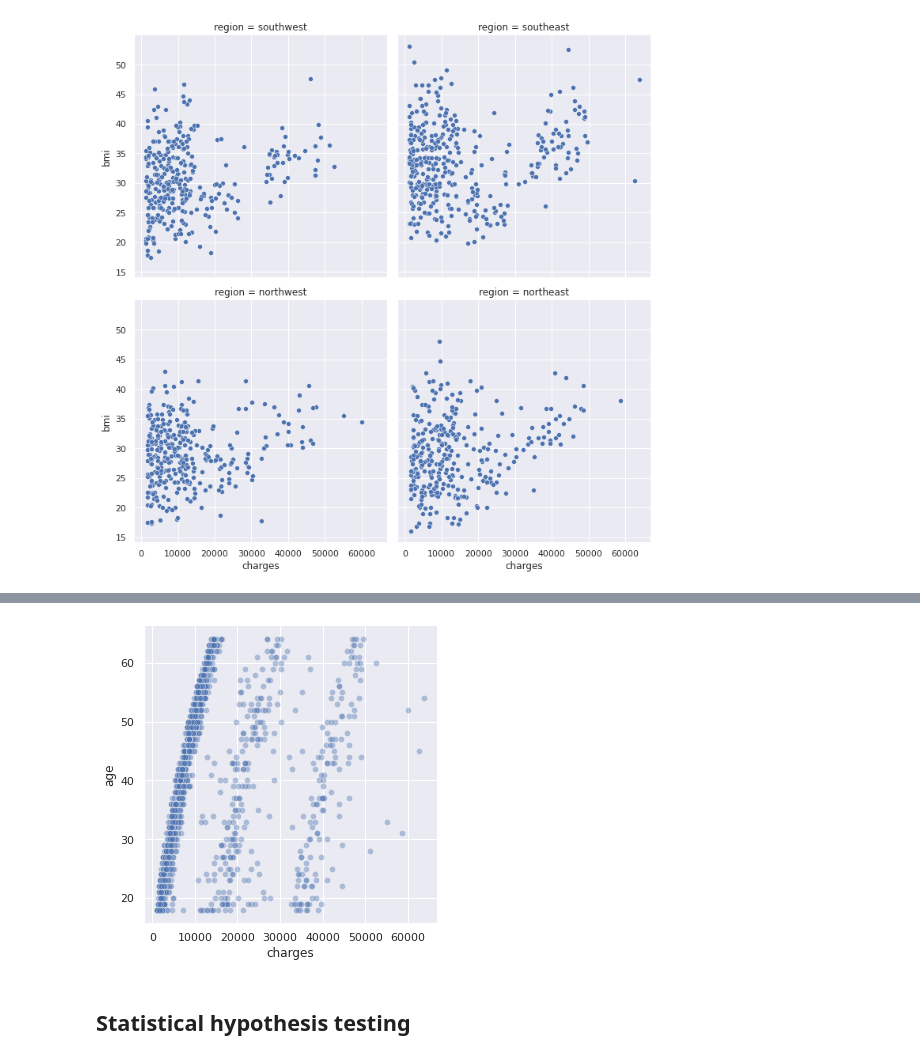
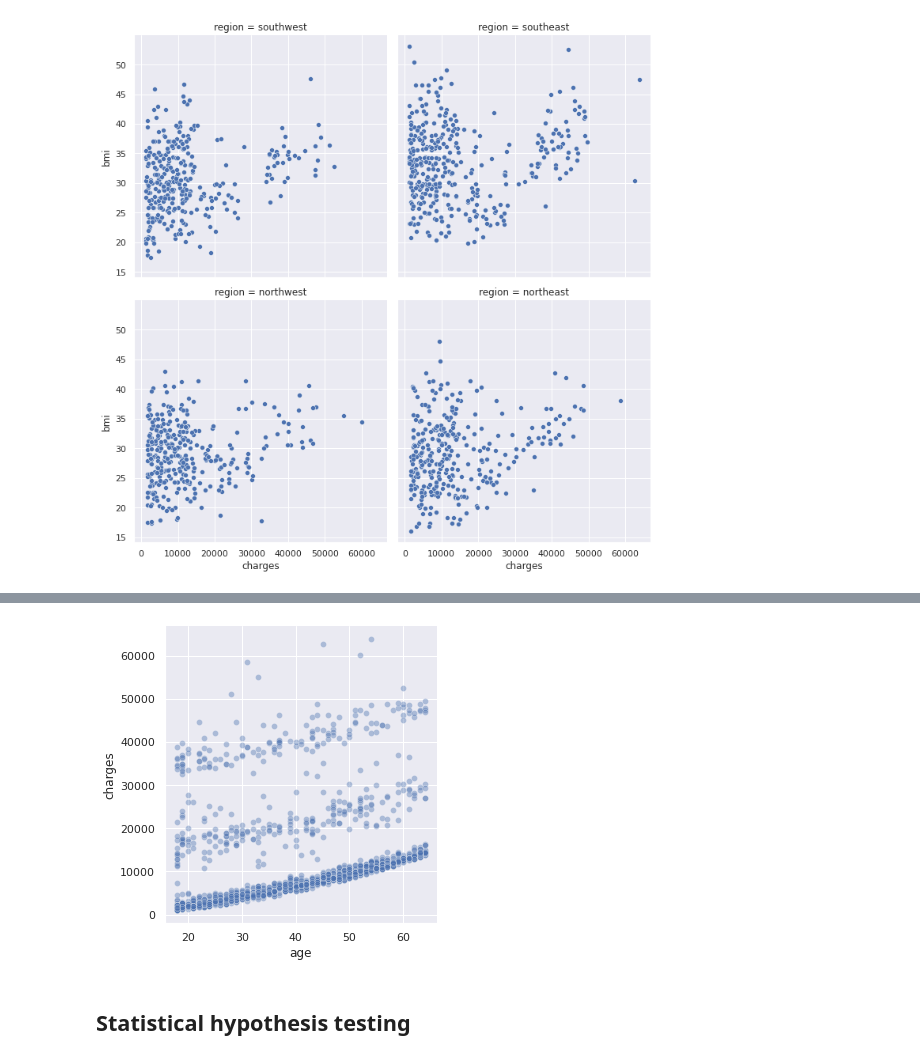
Before and after one commit to graceuche/northeastern-final-project, a Jupyter notebook: visual_analysis.ipynb, the cells around one changed output, grey strips where cells are left out. Saved outputs shown, nothing was run; the diff lists cells and outputs as text; code cells hidden in the pictures.

```diff
--- a/visual_analysis.ipynb
+++ b/visual_analysis.ipynb
@@ -320,11 +322,11 @@ sns.relplot(x='charges', y='bmi',
 # %%
-sns.relplot(x='charges', y='age',
+sns.relplot(x='age', y='charges',
             data=insurance_premium,
             kind='scatter',
             alpha=0.4) # point Transparency to see which areas of the scatter plot has more or less observations
 plt.show()
 # %% [output]
-[figure, old version]
+[figure, new version]
 # %% [markdown]
 ## Statistical hypothesis testing
 # %%
```
Also changed, not shown: parts of 2 cells of this notebook.
